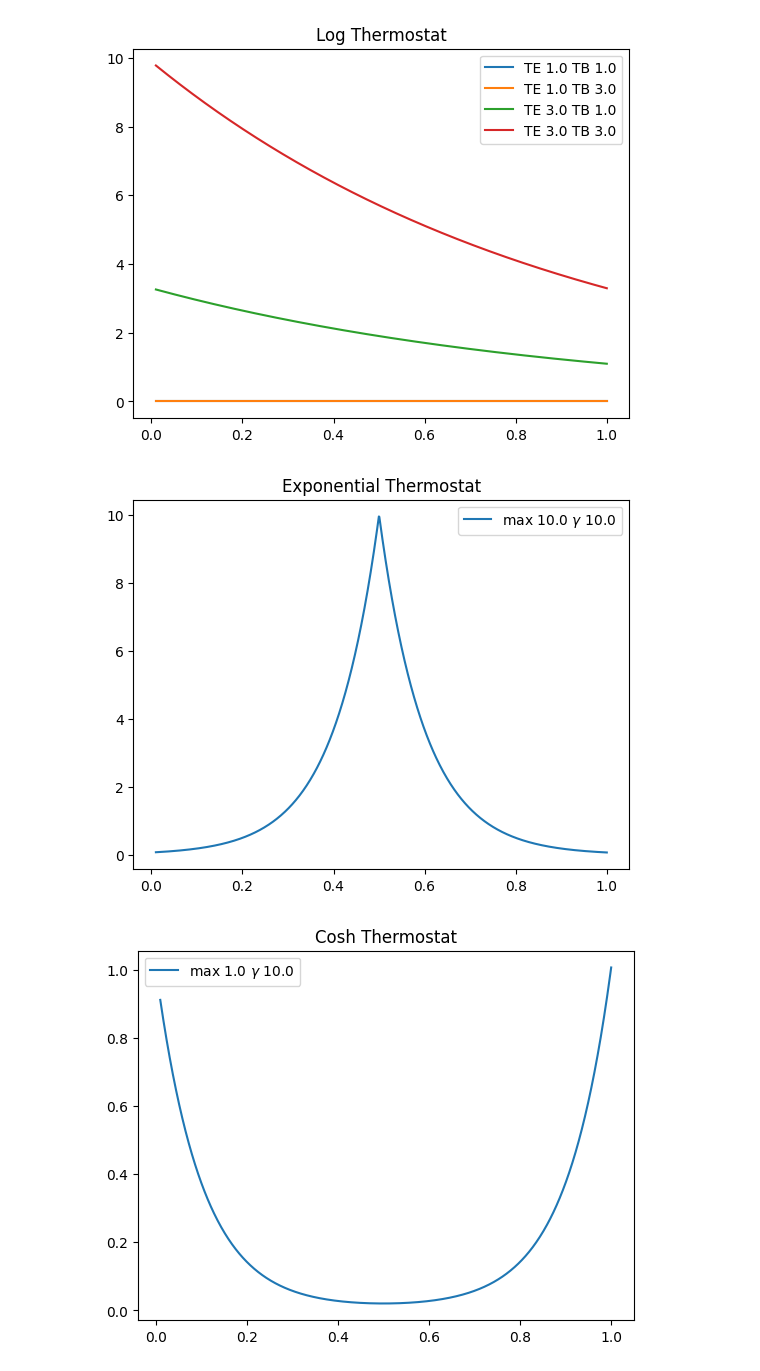
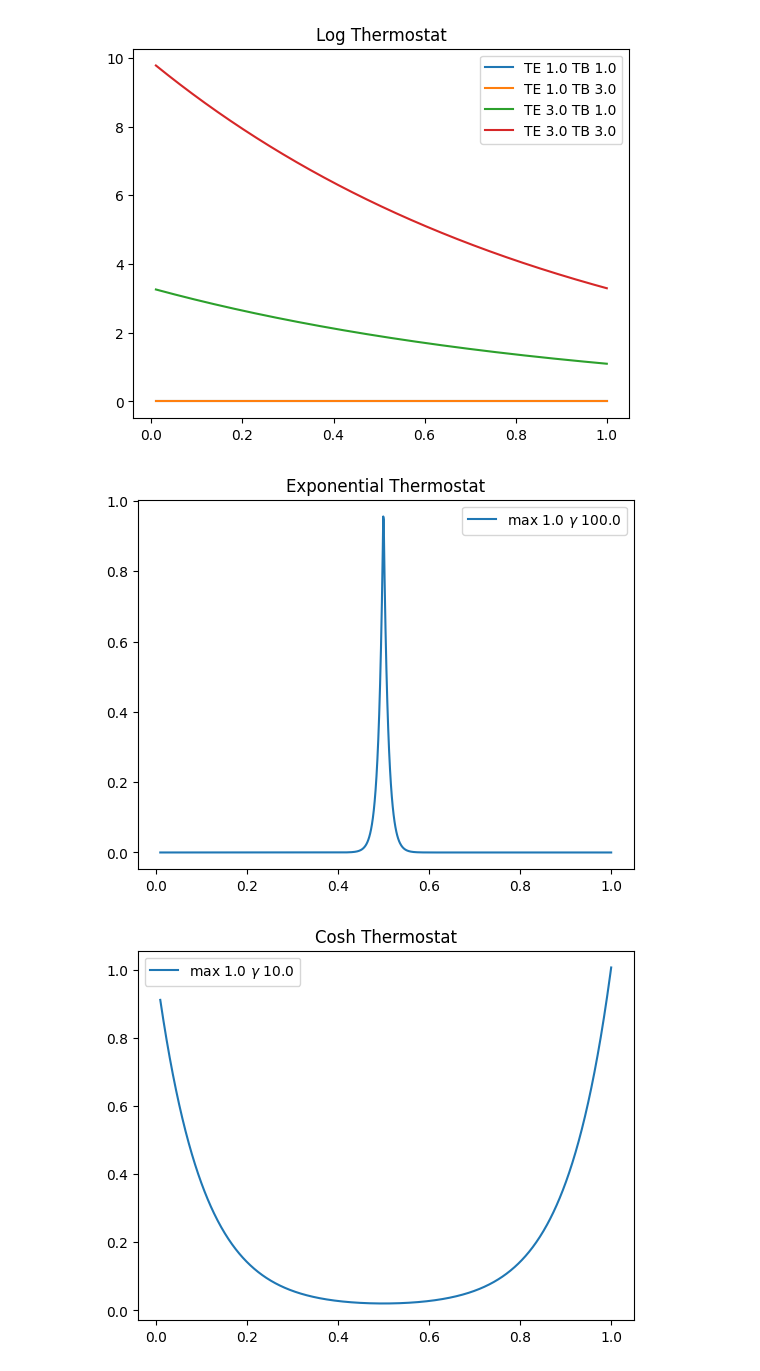
Before and after one commit to cesarali/conditional_rate_matching, a Jupyter notebook: notebooks/Models/CRM/Thermostats.ipynb, the cells around one changed output. Saved outputs shown, nothing was run; the diff lists cells and outputs as text; code cells hidden in the pictures.

```diff
--- a/notebooks/Models/CRM/Thermostats.ipynb
+++ b/notebooks/Models/CRM/Thermostats.ipynb
@@ -75,19 +77,19 @@ class ExponentialThermostat:
         thermostat = torch.exp(-self.gamma*torch.abs(t-0.5))*self.max
         return thermostat.to(device)
 # %%
-max = 10.
-gamma=10.
+max = 1.
+gamma= 100.
 exp_config = ExponentialThermostatConfig(max=max,gamma=gamma)
 thermostat = ExponentialThermostat(exp_config)
 values = thermostat(time)
 save_dir = os.path.join(plots_path,"exp_thermostat.png")
 
 plt.title("Exponential Thermostat")
 plt.plot(time,values,label=r"max {0} $\gamma$ {1}".format(max,gamma))
 plt.legend(loc="best")
 plt.savefig(save_dir)
 # %% [output]
-[figure, old version]
+[figure, new version]
 # %%
 from dataclasses import dataclass
 
```
Also changed, not shown: parts of 1 cell of this notebook, 16 other files.
